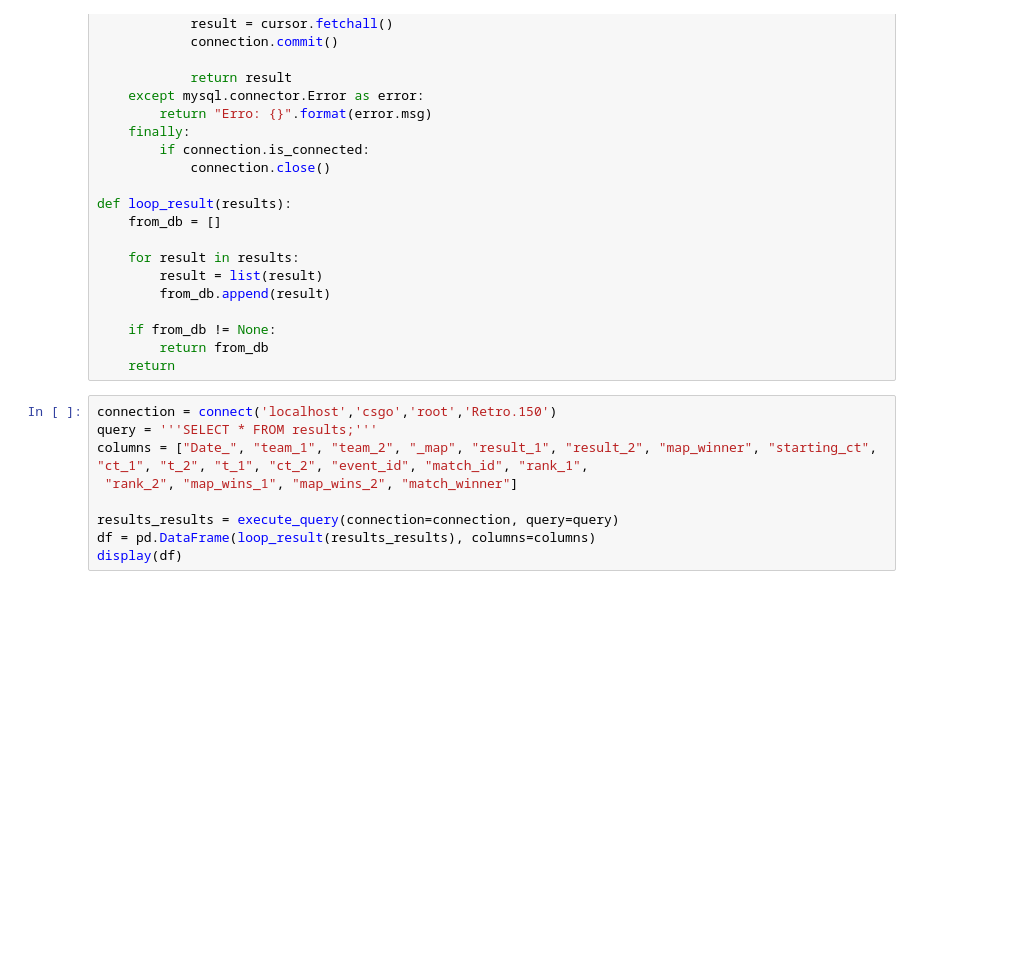
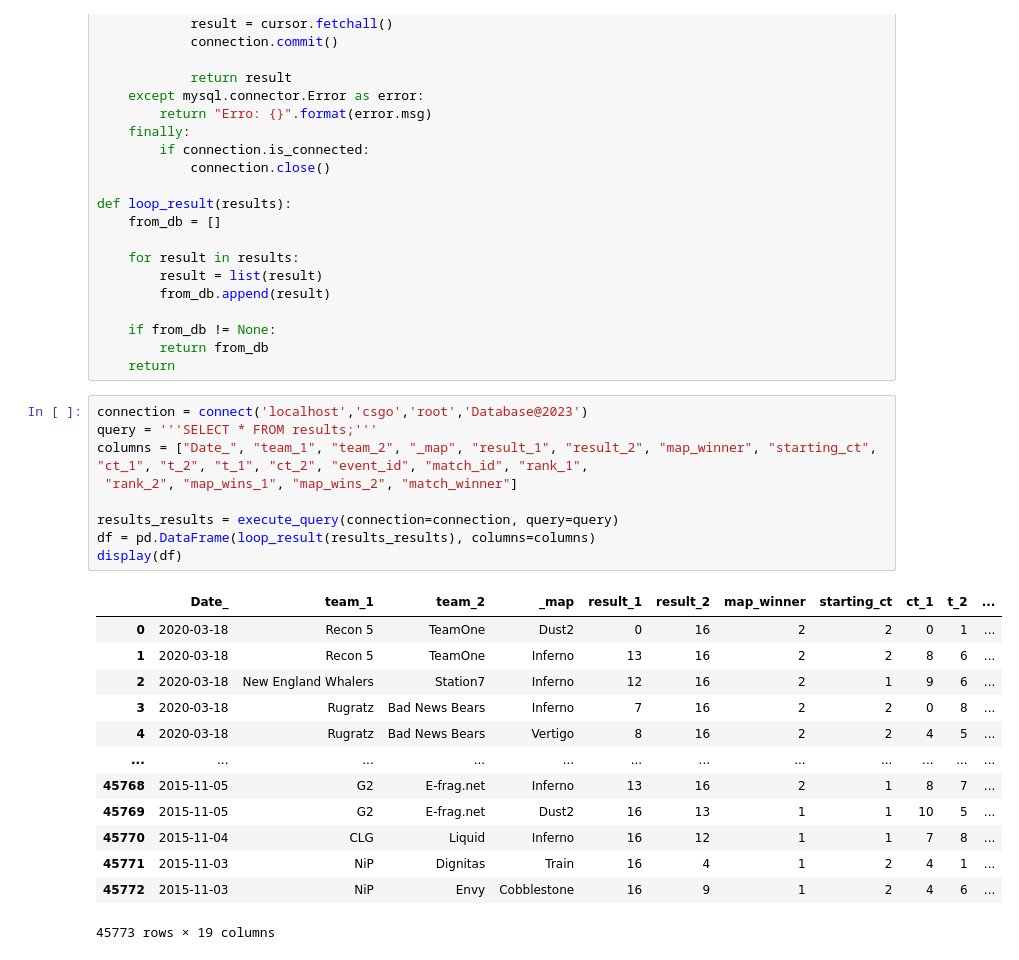
Before and after one commit to DanielMarinhoFerreira/Projeto-Integrador-III-CSV, a Jupyter notebook: analytics/analise_exploratoria_top5_vencedores_mapas.ipynb, the cells around one changed output. Saved outputs shown, nothing was run; the diff lists cells and outputs as text; blank space fills up the shorter version.

```diff
--- a/analytics/analise_exploratoria_top5_vencedores_mapas.ipynb
+++ b/analytics/analise_exploratoria_top5_vencedores_mapas.ipynb
@@ -52,14 +52,28 @@ def loop_result(results):
         return from_db
     return
 # %%
-connection = connect('localhost','csgo','root','Retro.150')
+connection = connect('localhost','csgo','root','Database@2023')
 query = '''SELECT * FROM results;'''
 columns = ["Date_", "team_1", "team_2", "_map", "result_1", "result_2", "map_winner", "starting_ct", "ct_1", "t_2", "t_1", "ct_2", "event_id", "match_id", "rank_1",
  "rank_2", "map_wins_1", "map_wins_2", "match_winner"]
 
 results_results = execute_query(connection=connection, query=query)
 df = pd.DataFrame(loop_result(results_results), columns=columns)
 display(df)
+# %% [output]
+|  | Date_ | team_1 | team_2 | _map | result_1 | result_2 | map_winner | starting_ct | ct_1 | t_2 | ... |
+| 0 | 2020-03-18 | Recon 5 | TeamOne | Dust2 | 0 | 16 | 2 | 2 | 0 | 1 | ... |
+| 1 | 2020-03-18 | Recon 5 | TeamOne | Inferno | 13 | 16 | 2 | 2 | 8 | 6 | ... |
+| 2 | 2020-03-18 | New England Whalers | Station7 | Inferno | 12 | 16 | 2 | 1 | 9 | 6 | ... |
+| 3 | 2020-03-18 | Rugratz | Bad News Bears | Inferno | 7 | 16 | 2 | 2 | 0 | 8 | ... |
+| 4 | 2020-03-18 | Rugratz | Bad News Bears | Vertigo | 8 | 16 | 2 | 2 | 4 | 5 | ... |
+| ... | ... | ... | ... | ... | ... | ... | ... | ... | ... | ... | ... |
+| 45768 | 2015-11-05 | G2 | E-frag.net | Inferno | 13 | 16 | 2 | 1 | 8 | 7 | ... |
+| 45769 | 2015-11-05 | G2 | E-frag.net | Dust2 | 16 | 13 | 1 | 1 | 10 | 5 | ... |
+| 45770 | 2015-11-04 | CLG | Liquid | Inferno | 16 | 12 | 1 | 1 | 7 | 8 | ... |
+| 45771 | 2015-11-03 | NiP | Dignitas | Train | 16 | 4 | 1 | 2 | 4 | 1 | ... |
+| 45772 | 2015-11-03 | NiP | Envy | Cobblestone | 16 | 9 | 1 | 2 | 4 | 6 | ... |
+45773 rows × 19 columns
 # %%
 # Gera dois novos DataFrames para os times das colunas "team_1" e "team_2"
 df1 = pd.DataFrame(df, columns=['team_1', 'map_wins_1', 'map_wins_2'])
```
Also changed, not shown: parts of 4 cells of this notebook.
